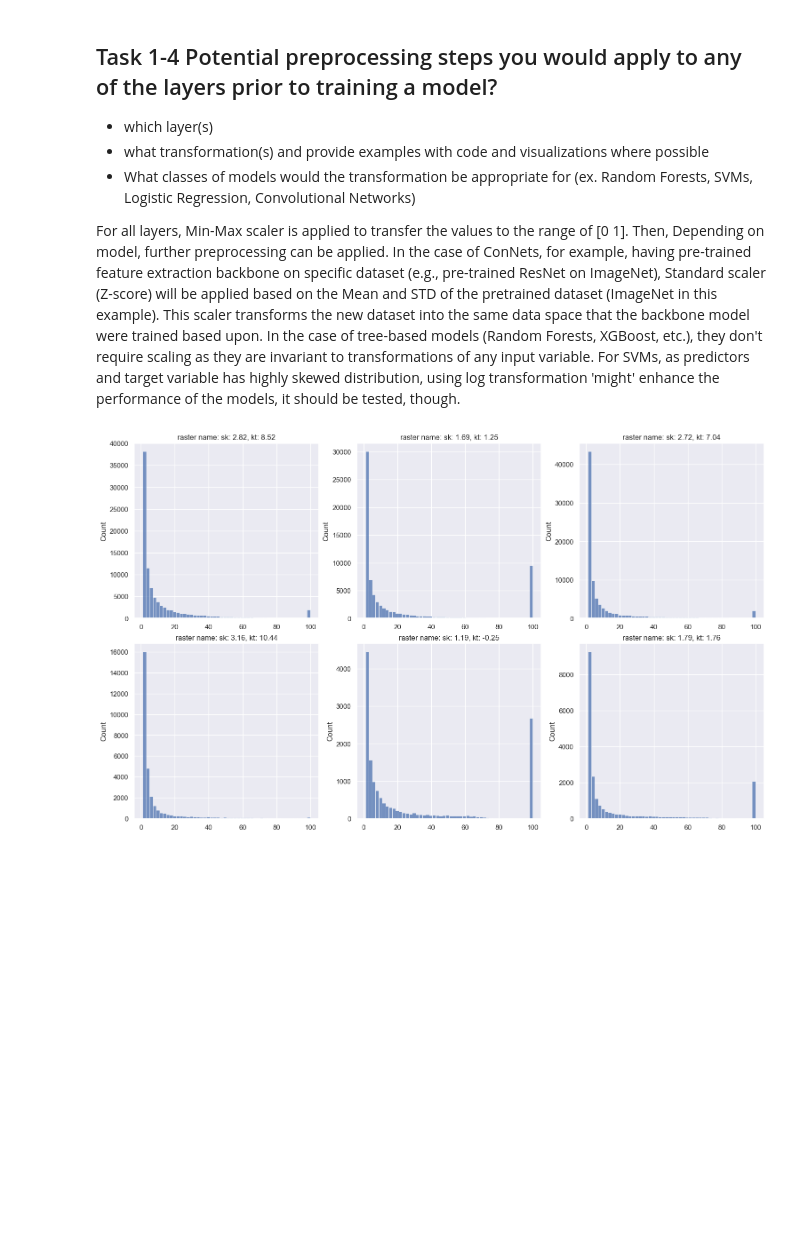
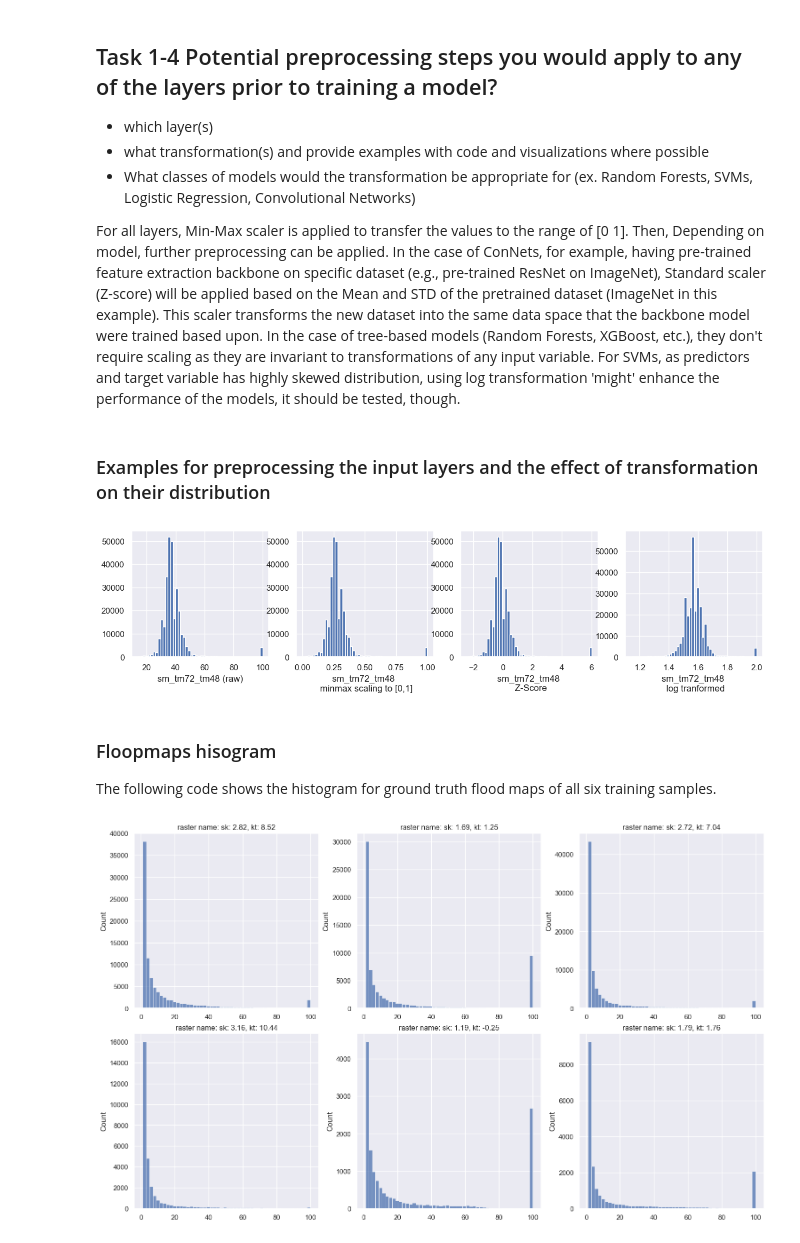
Before and after one commit to smhassanerfani/c2s, a Jupyter notebook: me_pyscript.ipynb, the cells around one changed output. Drawn from its saved outputs; the diff is of its cells as text; code cells hidden in the pictures; blank space fills up the shorter version.

```diff
--- a/me_pyscript.ipynb
+++ b/me_pyscript.ipynb
@@ -186,6 +177,32 @@ In NWM, the ponded water of the grid cells inflows to the channel whenever it ex
   * What classes of models would the transformation be appropriate for (ex. Random Forests, SVMs, Logistic Regression, Convolutional Networks)
 
 For all layers, Min-Max scaler is applied to transfer the values to the range of [0 1]. Then, Depending on model, further preprocessing can be applied. In the case of ConNets, for example, having pre-trained feature extraction backbone on specific dataset (e.g., pre-trained ResNet on ImageNet), Standard scaler (Z-score) will be applied based on the Mean and STD of the pretrained dataset (ImageNet in this example). This scaler transforms the new dataset into the same data space that the backbone model were trained based upon. In the case of tree-based models (Random Forests, XGBoost, etc.), they don't require scaling as they are invariant to transformations of any input variable. For SVMs, as predictors and target variable has highly skewed distribution, using log transformation 'might' enhance the performance of the models, it should be tested, though.
+# %% [markdown]
+### Examples for preprocessing the input layers and the effect of transformation on their distribution
+# %%
+from sklearn.preprocessing import scale, minmax_scale
+mscaled_data = minmax_scale(df, feature_range=(0, 1))
+mscaled_df = pd.DataFrame(mscaled_data, index=df.index, columns=df.columns)
+
+sscaled_data = scale(df)
+sscaled_df = pd.DataFrame(sscaled_data, index=df.index, columns=df.columns)
+# %%
+fig, axes = plt.subplots(ncols=4, figsize=(15,3))
+axes[0].hist(df['sm_tm72_tm48'], bins=50)
+axes[0].set_xlabel('sm_tm72_tm48 (raw)')
+axes[1].hist(mscaled_df['sm_tm72_tm48'], bins=50)
+axes[1].set_xlabel('sm_tm72_tm48 \n minmax scaling to [0,1]')
+axes[2].hist(sscaled_df['sm_tm72_tm48'], bins=50)
+axes[2].set_xlabel('sm_tm72_tm48 \n Z-Score')
+axes[3].hist(np.log10(df['sm_tm72_tm48']), bins=50)
+axes[3].set_xlabel('sm_tm72_tm48 \n log tranformed')
+
+plt.show()
+# %% [output]
+[figure, added]
+# %% [markdown]
+### Floopmaps hisogram
+The following code shows the histogram for ground truth flood maps of all six training samples.
 # %%
 dirs_list = [fname for fname in os.listdir('data/') if os.path.isdir(os.path.join('data/', fname))]
 targets_path = []
```
Also changed, not shown: parts of 12 cells of this notebook.
